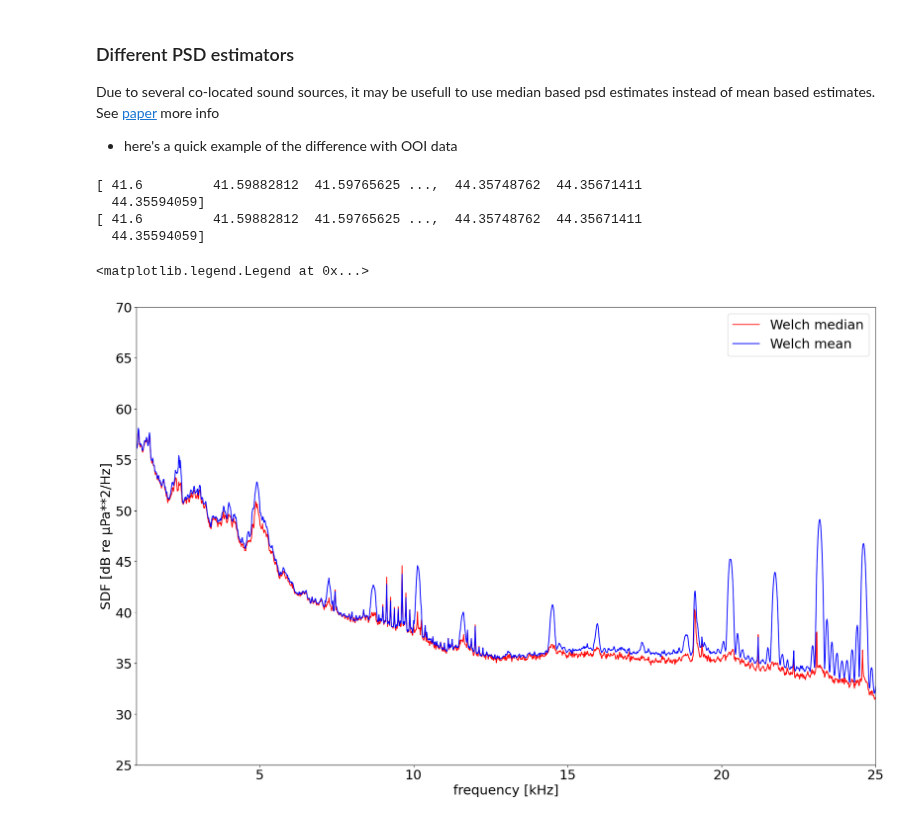
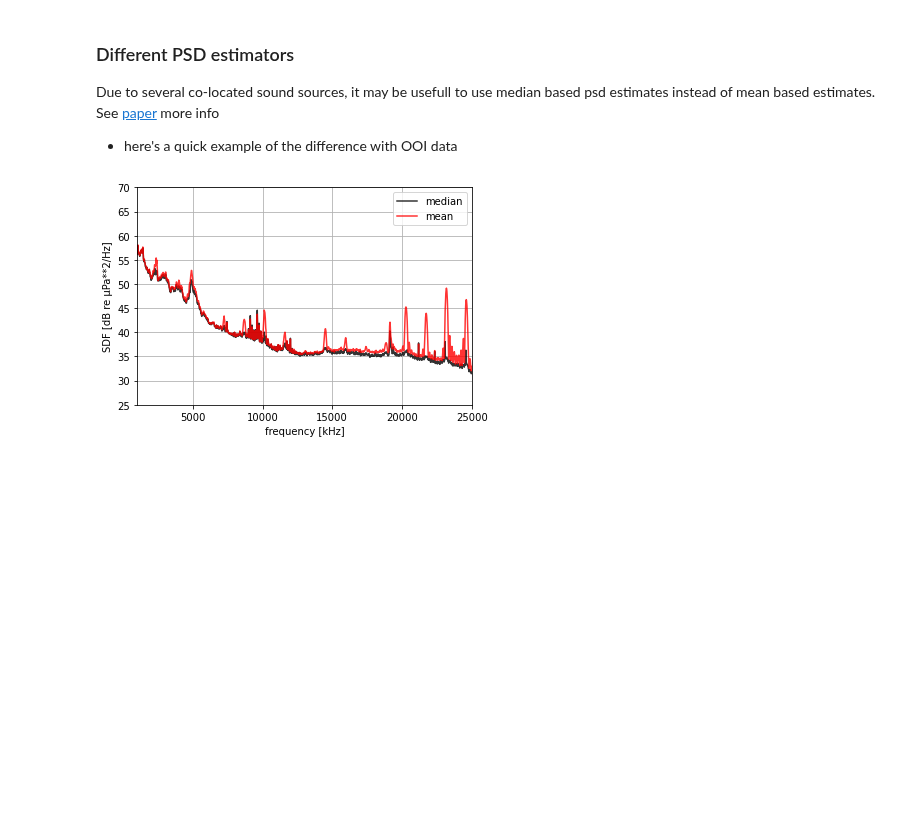
Before and after one commit to Ocean-Data-Lab/ooipy, a Jupyter notebook: demos/hydrophone_demo.ipynb, the cells around one changed output. Saved outputs shown, nothing was run; the diff lists cells and outputs as text; code cells hidden in the pictures; blank space fills up the shorter version.

```diff
--- a/demos/hydrophone_demo.ipynb
+++ b/demos/hydrophone_demo.ipynb
@@ -178,27 +182,23 @@ Due to several co-located sound sources, it may be usefull to use median based p
 - here's a quick example of the difference with OOI data
 # %%
 # power spectral density estimate of noise data using Welch's method
-fig, ax = plt.subplots(figsize=(22,14), dpi=100)
+fig, ax = plt.subplots(figsize=(6,4))
 
 # 1. using median averaging (default)
-hdata_broadband.compute_psd_welch()
-
-f = hdata_broadband.psd.freq / 1000
-plt.plot(f, hdata_broadband.psd.values, label='Welch median',color='r')
+psd_med = hdata_broadband.compute_psd_welch()
 
 # 2. using mean averaging
-hdata_broadband.compute_psd_welch(avg_method='mean')
+psd_mean = hdata_broadband.compute_psd_welch(avg_method='mean')
 
-plt.plot(f, hdata_broadband.psd.values, label='Welch mean',color='b')
+psd_med.plot(c='k', alpha=0.8, label='median')
+psd_mean.plot(c='r', alpha=0.8, label='mean')
+
+
 plt.xlabel('frequency [kHz]')
 plt.ylabel('SDF [dB re µPa**2/Hz]')
-plt.xlim(1,25)
+plt.xlim(1000,25000)
 plt.ylim(25,70)
 plt.legend()
+plt.grid()
 # %% [output]
-[ 41.6         41.59882812  41.59765625 ...,  44.35748762  44.35671411
-  44.35594059]
-[ 41.6         41.59882812  41.59765625 ...,  44.35748762  44.35671411
-  44.35594059]
-<matplotlib.legend.Legend at 0x...>
-[figure, old version]
+[figure, new version]
```
Also changed, not shown: parts of 14 cells of this notebook.
